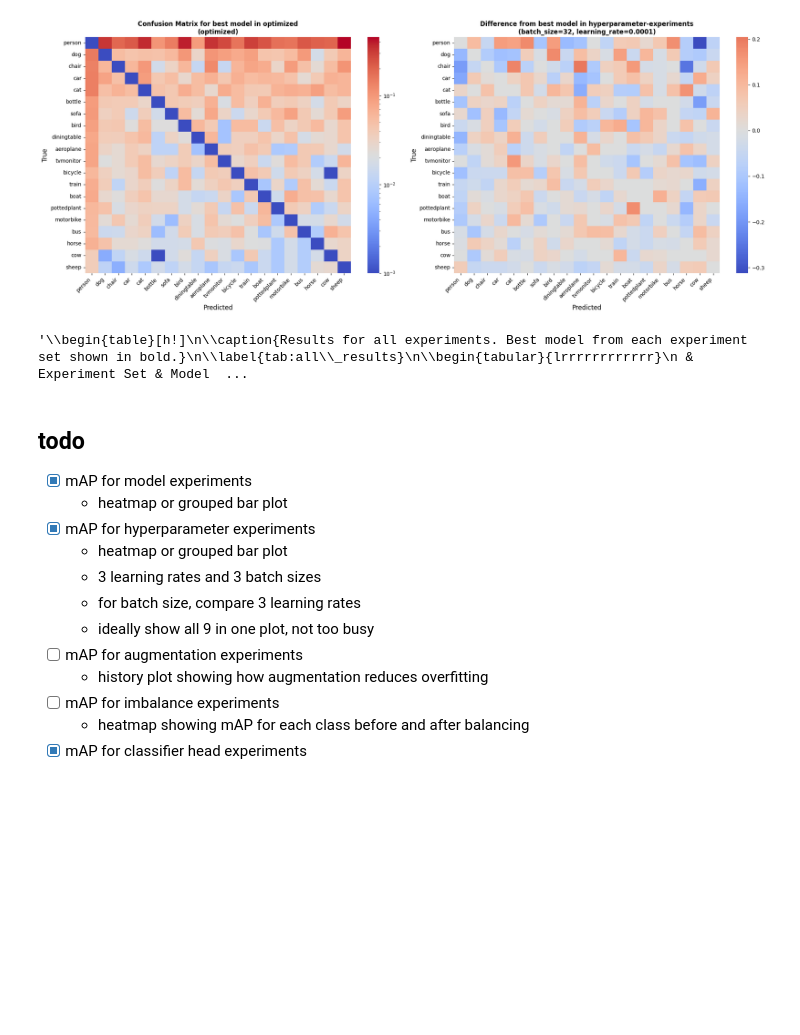
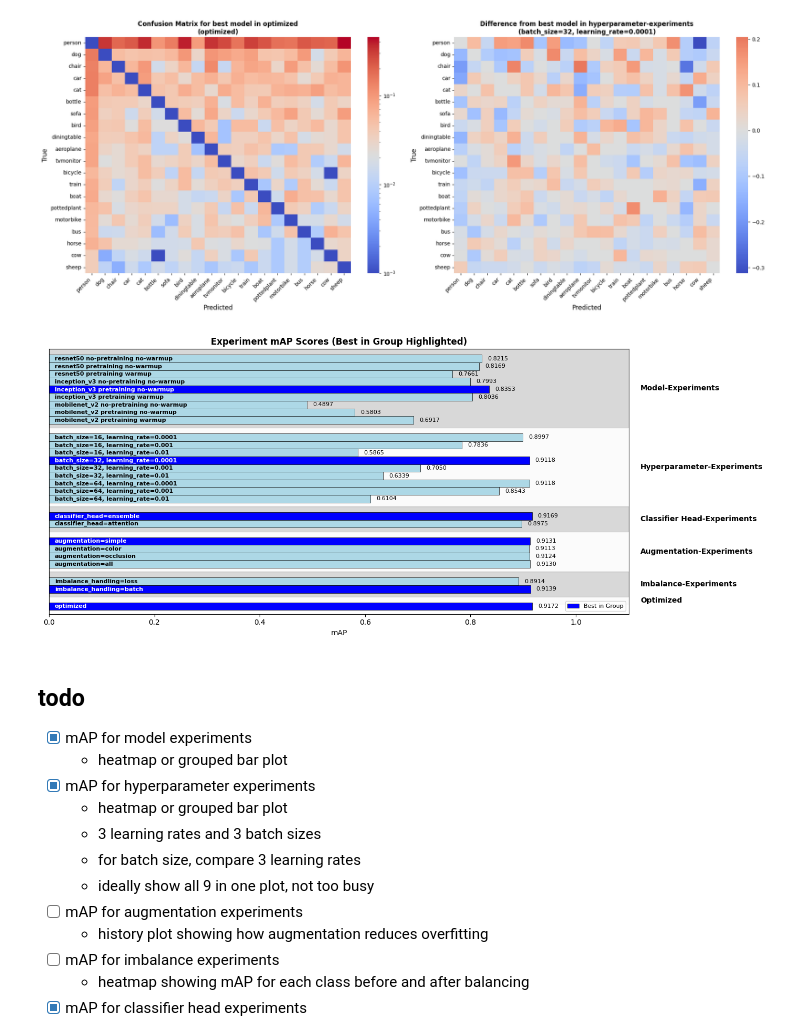
Before and after one commit to ZachParent/mai-object-recognition, a Jupyter notebook: practicals/p1/notes/1.1_results_analysis.ipynb, the cells around one changed output. Drawn from its saved outputs; the diff is of its cells as text; code cells hidden in the pictures; blank space fills up the shorter version.

Commit message:
add all_results_map

```diff
--- a/practicals/p1/notes/1.1_results_analysis.ipynb
+++ b/practicals/p1/notes/1.1_results_analysis.ipynb
@@ -474,9 +474,81 @@ latex_table = latex_table.replace("_", "\\_")
 # Save latex table to file
 with open(REPORT_DIR / "all_results_table.tex", "w") as f:
     f.write(latex_table)
-latex_table
-# %% [output]
-'\\begin{table}[h!]\n\\caption{Results for all experiments. Best model from each experiment set shown in bold.}\n\\label{tab:all\\_results}\n\\begin{tabular}{lrrrrrrrrrrrr}\n & Experiment Set & Model  ...
+# %%
+# Prepare data
+df = all_results.copy()
+df = df.sort_values(['id'], ascending=[True])
+df['max_in_group'] = df.groupby('experiment_set')['test_map'].transform('max')
+df['is_max'] = np.isclose(df['test_map'], df['max_in_group'])
+df['color'] = np.where(df['is_max'], 'blue', 'lightblue')
+df['label'] = np.where(np.logical_and(df['is_max'], df['experiment_set'] == 'model-experiments'), 'Best in Group', None)
+
+# Setup plot
+fig, ax = plt.subplots(figsize=(14, 6))
+bar_height = 0.8
+group_spacing = 1
+
+# Calculate y positions
+n_groups = df['experiment_set'].nunique()
+n_bars = len(df)
+y_positions = np.arange(n_bars) * bar_height + (np.arange(n_groups).repeat(df.groupby('experiment_set', sort=False).size()) * group_spacing)
+max_map = df['test_map'].max() * 1.2
+
+# Add alternating background colors for groups
+group_sizes = df.groupby('experiment_set', sort=False).size()
+current_y = 0
+group_midpoints = {}
+for i, (exp_set, size) in enumerate(group_sizes.items()):
+    rect_height = size * bar_height + (0 if i == len(group_sizes)-1 else group_spacing)
+    color = 'grey' if i % 2 == 0 else '#f5f5f5'
+    ax.add_patch(plt.Rectangle(
+        (0, current_y-1),
+        max_map,
+        rect_height,
+        color=color,
+        alpha=0.3,
+        zorder=0
+    ))
+    # Store midpoint for group label
+    group_midpoints[exp_set] = current_y - 1 + rect_height/2
+    current_y += rect_height
+
+# Create bars
+bars = ax.barh(y_positions, df['test_map'], height=bar_height,
+               color=df['color'], edgecolor='black', linewidth=0.5, label=df['label'])
+
+# Add score values and labels
+for y, score, label, is_max in zip(y_positions, df['test_map'], df['title'], df['is_max']):
+    # Score at end of bar
+    ax.text(score + (max_map * 0.01), y, f"{score:.4f}", va='center', fontsize=8)
+
+    # Label inside bar
+    text_color = 'white' if is_max else 'black'
+    ax.text(max_map * 0.01, y+0.02, label, va='center', ha='left', fontsize=8,
+            color=text_color, weight='bold')
+
+# Add group labels on right side
+for exp_set, midpoint in group_midpoints.items():
+    ax.text(max_map * 1.02, midpoint, exp_set.replace('_', ' ').title(),
+            va='center', ha='left', fontsize=10, fontweight='bold')
+
+# Format axes
+ax.set_xlim(0, max_map)
+ax.set_ylim(-1, len(df) * bar_height + (n_groups-1) * group_spacing)
+# Extend x limit to make room for labels
+ax.set_xlabel("mAP")
+ax.set_title("Experiment mAP Scores (Best in Group Highlighted)", fontsize=12, weight='bold')
+ax.set_yticks([])
+ax.invert_yaxis()
+
+# Add legend
+ax.legend(loc='lower right', fontsize=8)
+
+plt.tight_layout()
+plt.savefig(FIGURES_DIR / 'all_results_map.png', dpi=300, bbox_inches="tight")
+plt.show()
+# %% [output]
+[figure, added]
 # %% [markdown]
 ## todo
 - [x] mAP for model experiments
```
Also changed, not shown: 2 other files.
